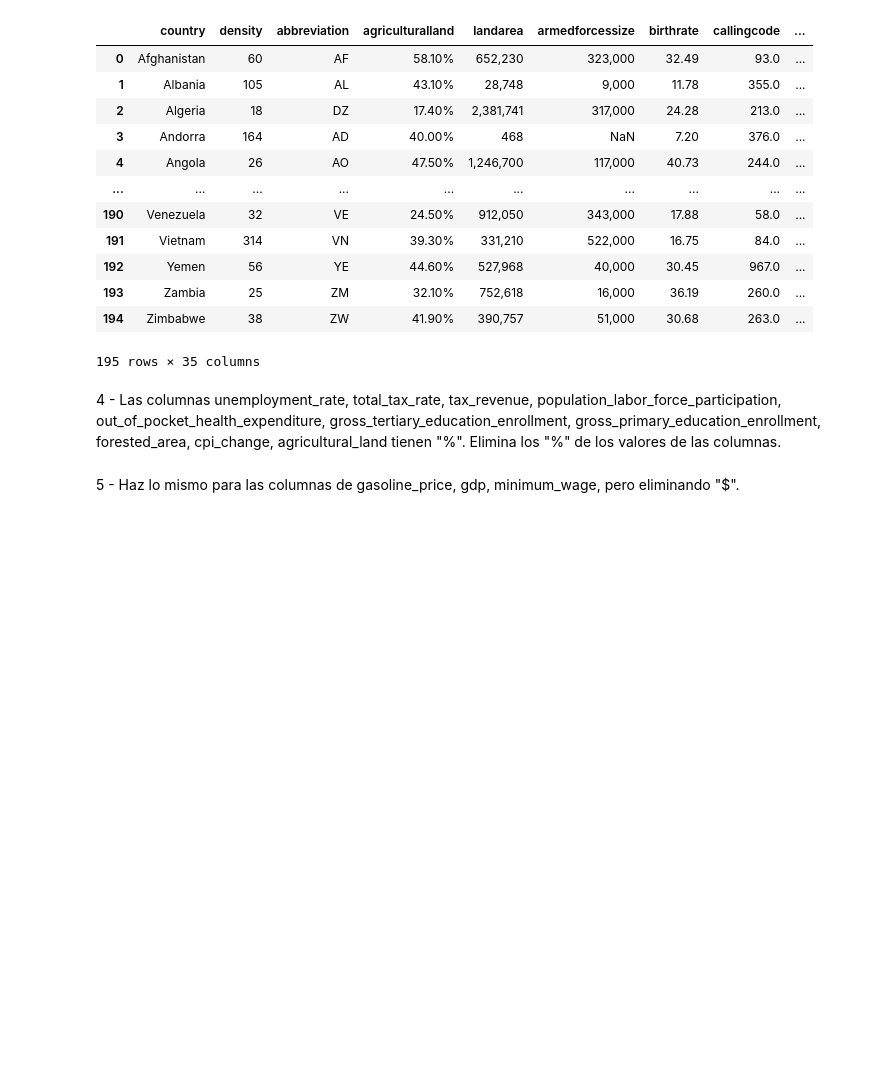
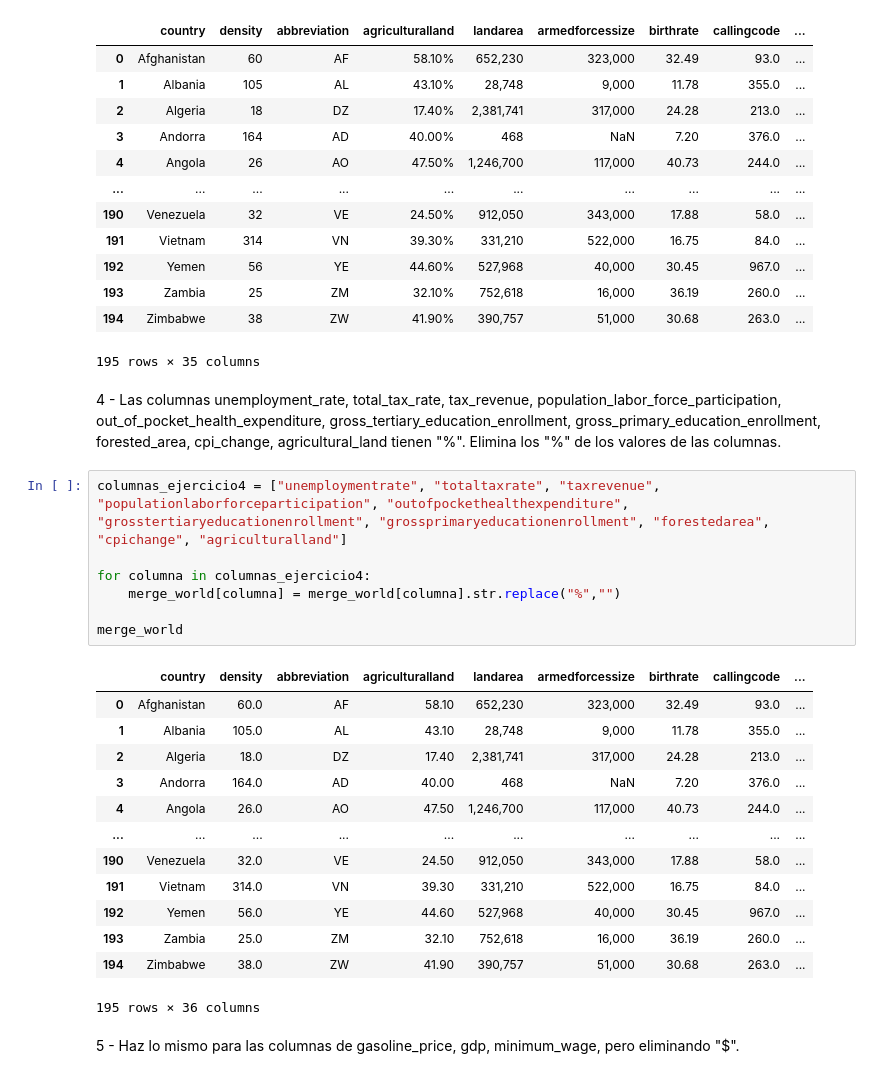
Before and after one commit to clarasdata/adalab-ej-pairprogramming-Andrea-Clara-pandas-numpy, a Jupyter notebook: 04-pair-union-intro-limpieza.ipynb, the cells around one changed output. Drawn from its saved outputs; the diff is of its cells as text; blank space fills up the shorter version.

Commit message:
actulalización ejercicios y csv

```diff
--- a/04-pair-union-intro-limpieza.ipynb
+++ b/04-pair-union-intro-limpieza.ipynb
@@ -173,5 +173,26 @@ merge_world.drop(labels ="coordinates",axis=1)
 195 rows × 35 columns
 # %% [markdown]
 4 - Las columnas unemployment_rate, total_tax_rate, tax_revenue, population_labor_force_participation, out_of_pocket_health_expenditure, gross_tertiary_education_enrollment, gross_primary_education_enrollment, forested_area, cpi_change, agricultural_land tienen "%". Elimina los "%" de los valores de las columnas.
+# %%
+columnas_ejercicio4 = ["unemploymentrate", "totaltaxrate", "taxrevenue", "populationlaborforceparticipation", "outofpockethealthexpenditure", "grosstertiaryeducationenrollment", "grossprimaryeducationenrollment", "forestedarea", "cpichange", "agriculturalland"]
+
+for columna in columnas_ejercicio4:
+    merge_world[columna] = merge_world[columna].str.replace("%","")
+
+merge_world
+# %% [output]
+|  | country | density | abbreviation | agriculturalland | landarea | armedforcessize | birthrate | callingcode | ... |
+| 0 | Afghanistan | 60.0 | AF | 58.10 | 652,230 | 323,000 | 32.49 | 93.0 | ... |
+| 1 | Albania | 105.0 | AL | 43.10 | 28,748 | 9,000 | 11.78 | 355.0 | ... |
+| 2 | Algeria | 18.0 | DZ | 17.40 | 2,381,741 | 317,000 | 24.28 | 213.0 | ... |
+| 3 | Andorra | 164.0 | AD | 40.00 | 468 | NaN | 7.20 | 376.0 | ... |
+| 4 | Angola | 26.0 | AO | 47.50 | 1,246,700 | 117,000 | 40.73 | 244.0 | ... |
+| ... | ... | ... | ... | ... | ... | ... | ... | ... | ... |
+| 190 | Venezuela | 32.0 | VE | 24.50 | 912,050 | 343,000 | 17.88 | 58.0 | ... |
+| 191 | Vietnam | 314.0 | VN | 39.30 | 331,210 | 522,000 | 16.75 | 84.0 | ... |
+| 192 | Yemen | 56.0 | YE | 44.60 | 527,968 | 40,000 | 30.45 | 967.0 | ... |
+| 193 | Zambia | 25.0 | ZM | 32.10 | 752,618 | 16,000 | 36.19 | 260.0 | ... |
+| 194 | Zimbabwe | 38.0 | ZW | 41.90 | 390,757 | 51,000 | 30.68 | 263.0 | ... |
+195 rows × 36 columns
 # %% [markdown]
 5 - Haz lo mismo para las columnas de gasoline_price, gdp, minimum_wage, pero eliminando "$".
```
Also changed, not shown: parts of 2 cells of this notebook, 1 other file.
